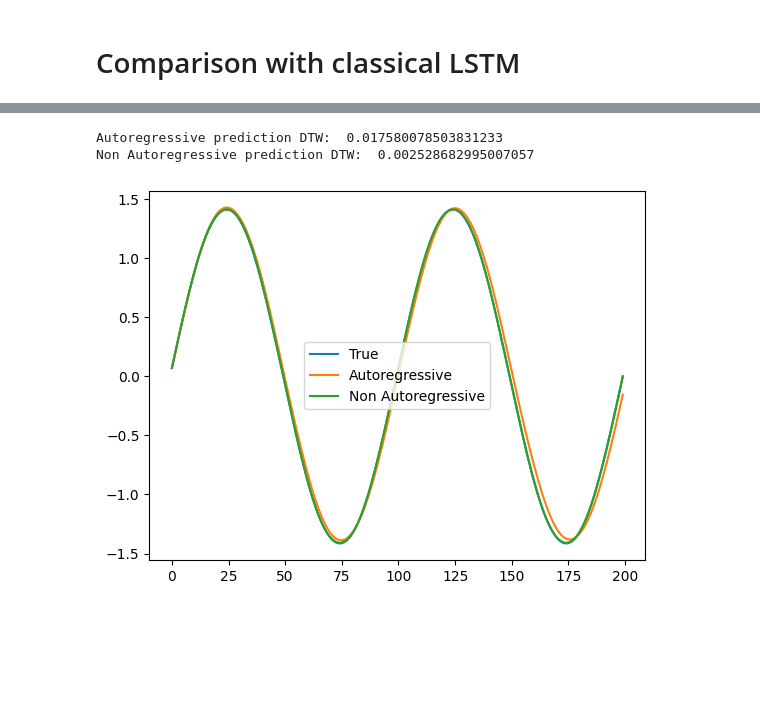
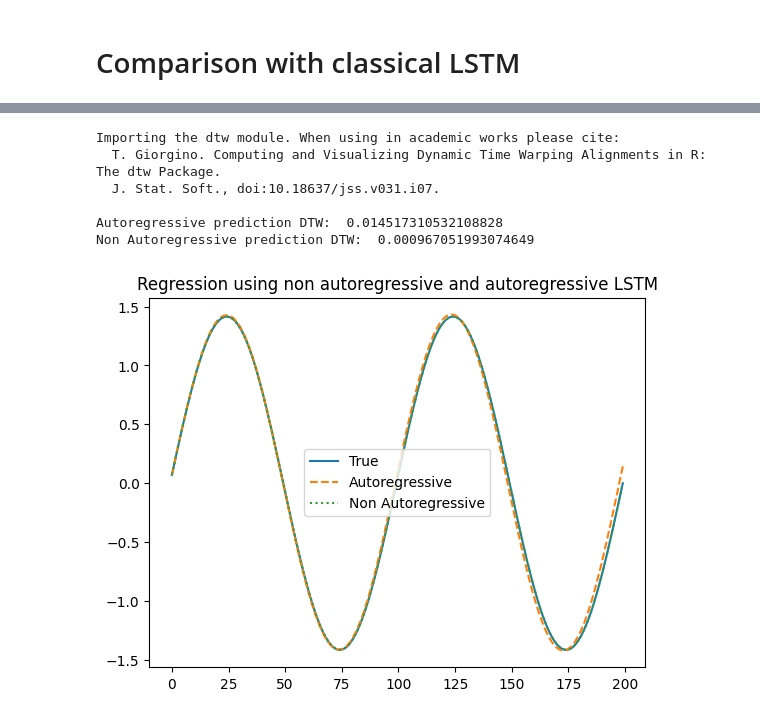
Before and after one commit to clementw168/abba-lstm, a Jupyter notebook: toy_dataset.ipynb, the cells around one changed output, grey strips where cells are left out. Drawn from its saved outputs; the diff is of its cells as text; code cells hidden in the pictures; blank space fills up the shorter version.

```diff
--- a/toy_dataset.ipynb
+++ b/toy_dataset.ipynb
@@ -46,14 +82,14 @@ import torch
 
 from src.forecasting.dataset import get_datasets_and_loaders
 
-batch_size = 64
+batch_size = 2
 
 
 test_split_ratio = 0.2
 sequence_length = 10
 
 
-abba = ABBA(increment_threshold=0.01, max_length=10)
+abba = ABBA(increment_threshold=0.03, max_length=200)
 
 time_series = abba.standardize(sinus)
 
@@ -129,36 +165,2 @@ Epoch 49 - Train Loss: 0.007 - Train Accuracy: 0.953 - Test Loss: 0.050 - Test A
 # %% [markdown]
 Evaluate the results both quantitatively and qualitatively
-# %%
-from torch.utils.data import Dataset
-from src.forecasting.training import forecast
-from dtw import dtw
-
-
-y_test = [test_loader.dataset[i][1] for i in range(len(test_loader.dataset))]  # type: ignore
-
-test_data = abba.apply_inverse_transform(np.array(y_test))
-
-autoregressive_predictions = forecast(
-    model, test_loader.dataset, auto_regressive=True, abba=abba
-)
-non_autoregressive_predictions = forecast(
-    model, test_loader.dataset, auto_regressive=False, abba=abba
-)
-
-print("Optimal prediction DTW: ", dtw(test_data, raw_test).normalizedDistance)
-print(
-    "Autoregressive prediction DTW: ",
-    dtw(autoregressive_predictions, raw_test).normalizedDistance,
-)
-print(
-    "Non Autoregressive prediction DTW: ",
-    dtw(non_autoregressive_predictions, raw_test).normalizedDistance,
-)
-
-
-plt.plot(raw_test, label="True")
-plt.plot(test_data, label="Optimal Prediction")
-plt.plot(autoregressive_predictions, label="Autoregressive")
-plt.plot(non_autoregressive_predictions, label="Non Autoregressive")
-plt.legend()
-plt.show()
@@ -178,7 +171,7 @@ import torch
 
 from src.forecasting.dataset import get_datasets_and_loaders
 
-batch_size = 64
+batch_size = 16
 
 
 test_split_ratio = 0.2
@@ -256,35 +249,40 @@ Epoch 49 - Train Loss: 0.000 - Train MSE: 0.014 - Test Loss: 0.000 - Test MSE: 0
 from torch.utils.data import Dataset
 from src.forecasting.training import forecast
 from dtw import dtw
 
 
 test_data = np.array([test_loader.dataset[i][1] for i in range(len(test_loader.dataset))])  # type: ignore
 
 model.to(torch.device("cpu"))
 
 autoregressive_predictions = forecast(
     model, test_loader.dataset, auto_regressive=True, abba=None
 )
 non_autoregressive_predictions = forecast(
     model, test_loader.dataset, auto_regressive=False, abba=None
 )
 
 print(
     "Autoregressive prediction DTW: ",
     dtw(autoregressive_predictions, raw_test).normalizedDistance,
 )
 print(
     "Non Autoregressive prediction DTW: ",
     dtw(non_autoregressive_predictions, raw_test).normalizedDistance,
 )
 
 
 plt.plot(raw_test, label="True")
-plt.plot(autoregressive_predictions, label="Autoregressive")
-plt.plot(non_autoregressive_predictions, label="Non Autoregressive")
+plt.plot(autoregressive_predictions, label="Autoregressive", linestyle="--")
+plt.plot(non_autoregressive_predictions, label="Non Autoregressive", linestyle=":")
+plt.title("Regression using non autoregressive and autoregressive LSTM")
 plt.legend()
 plt.show()
 # %% [output]
-Autoregressive prediction DTW:  0.017580078503831233
-Non Autoregressive prediction DTW:  0.002528682995007057
+Importing the dtw module. When using in academic works please cite:
+  T. Giorgino. Computing and Visualizing Dynamic Time Warping Alignments in R: The dtw Package.
+  J. Stat. Soft., doi:10.18637/jss.v031.i07.
+
+Autoregressive prediction DTW:  0.014517310532108828
+Non Autoregressive prediction DTW:  0.000967051993074649
-[figure, old version]
+[figure, new version]
```
Also changed, not shown: parts of 13 cells of this notebook, 4 other files.
